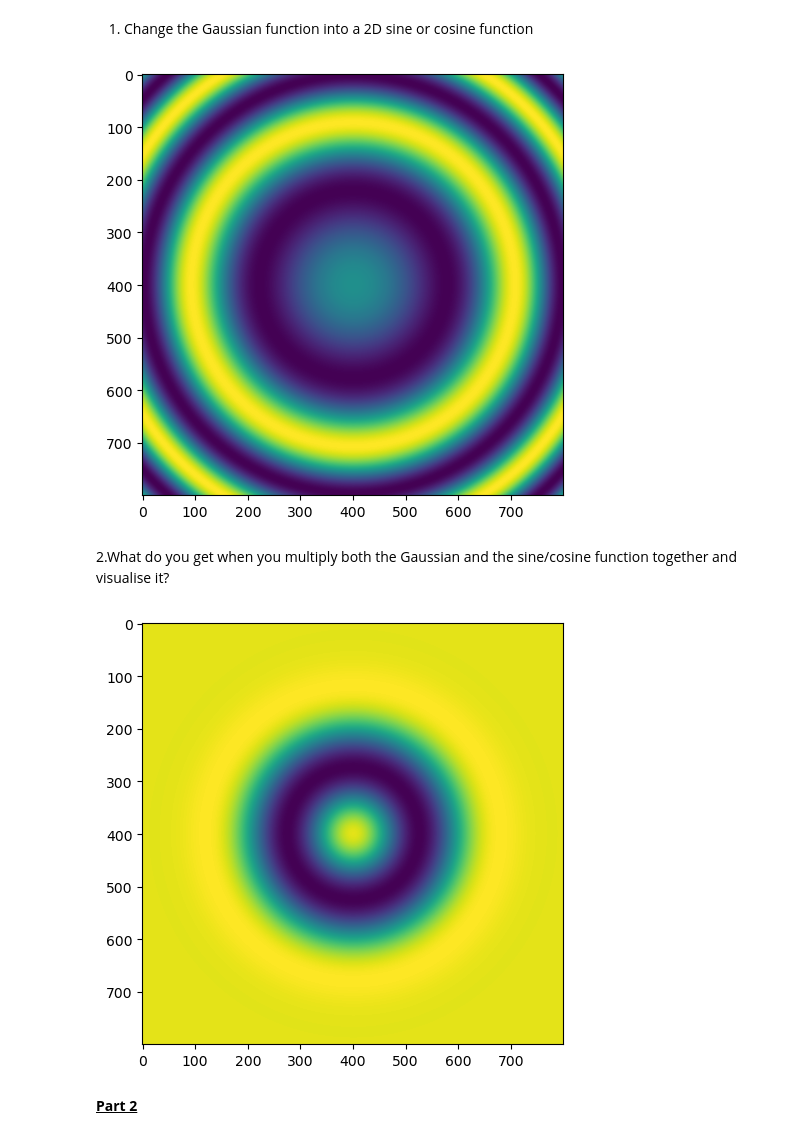
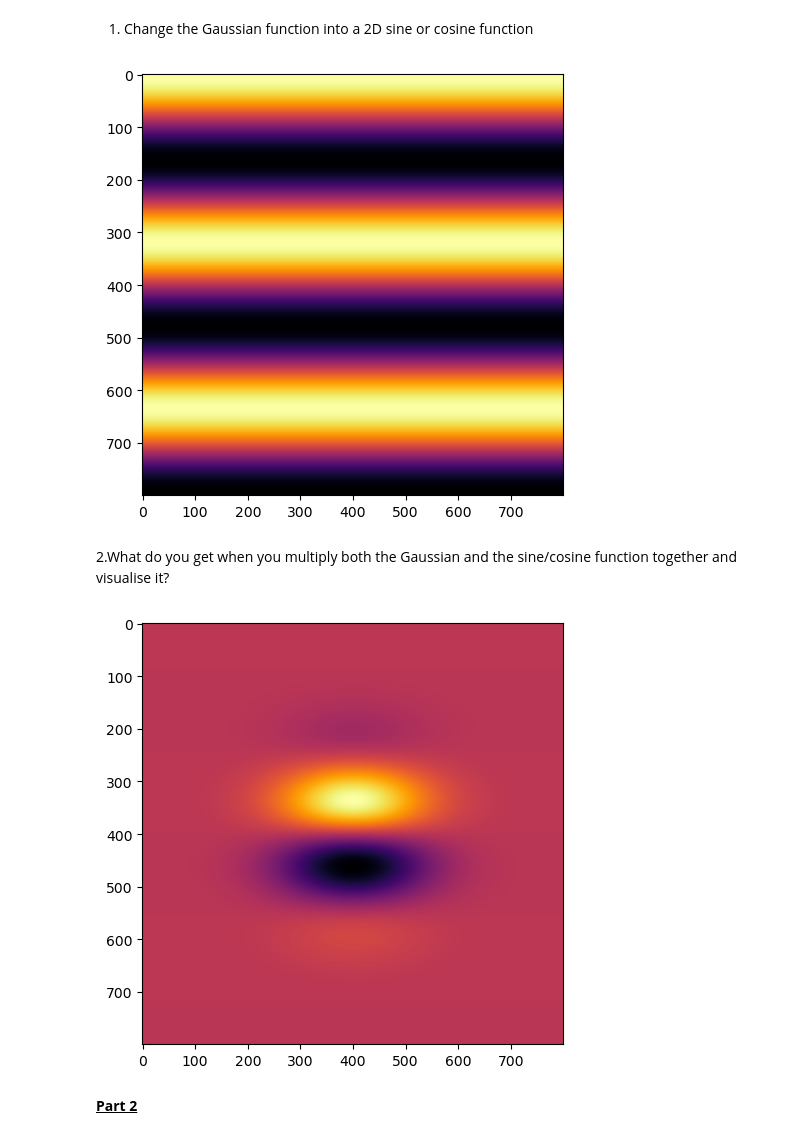
Before and after one commit to rachitchaurasia/pytorch-projects, a Jupyter notebook: Fractals/demo1.ipynb, the cells around one changed output. Drawn from its saved outputs; the diff is of its cells as text; code cells hidden in the pictures.

```diff
--- a/Fractals/demo1.ipynb
+++ b/Fractals/demo1.ipynb
@@ -56,45 +56,45 @@ x = x.to(device)
 y = y.to(device)
 
 # Compute 2D sine function
-z = 2*torch.sin(-(x**2+y**2)/2.0)
+z = 2*torch.sin(-(x*2))
 
 #plot
-plt.imshow(z.cpu().numpy())#Updated!
+plt.imshow(z.cpu().numpy(), cmap="inferno")
 plt.tight_layout()
 plt.show()
 # %% [output]
-[figure, old version]
+[figure, new version]
 # %% [markdown]
 2.What do you get when you multiply both the Gaussian and the sine/cosine function together and
 visualise it?
 # %%
 import torch
 import numpy as np
 import matplotlib.pyplot as plt
 
 # Device configuration
 device = torch.device('cuda' if torch.cuda.is_available() else 'cpu')
 
 # grid for computing image, subdivide the space
 X, Y = np.mgrid[-4.0:4:0.01, -4.0:4:0.01]
 
 # load into PyTorch tensors
 x = torch.Tensor(X)
 y = torch.Tensor(Y)
 
 # transfer to the GPU device
 x = x.to(device)
 y = y.to(device)
 
 # Compute 2D sine function
-z = torch.exp(-(x**2+y**2)/2.0)*2*torch.sin(-(x**2+y**2)/2.0)
+z = torch.exp(-(x**2+y**2)/2.0)*2*torch.sin(-(2*x))
 
 #plot
-plt.imshow(z.cpu().numpy())#Updated!
+plt.imshow(z.cpu().numpy(), cmap='inferno')
 plt.tight_layout()
 plt.show()
 # %% [output]
-[figure, old version]
+[figure, new version]
 # %% [markdown]
 <u><strong>Part 2</u>
 # %% [markdown]
```
Also changed, not shown: parts of 3 cells of this notebook.
